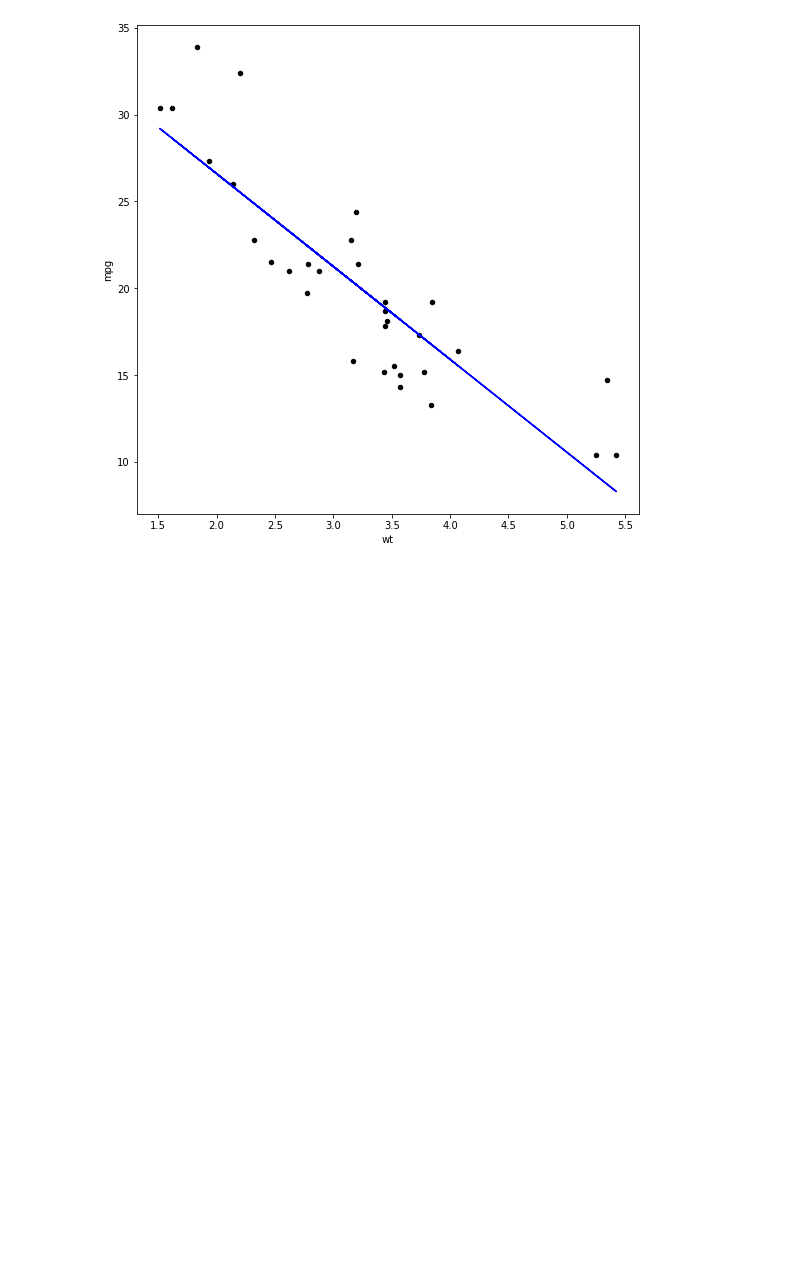
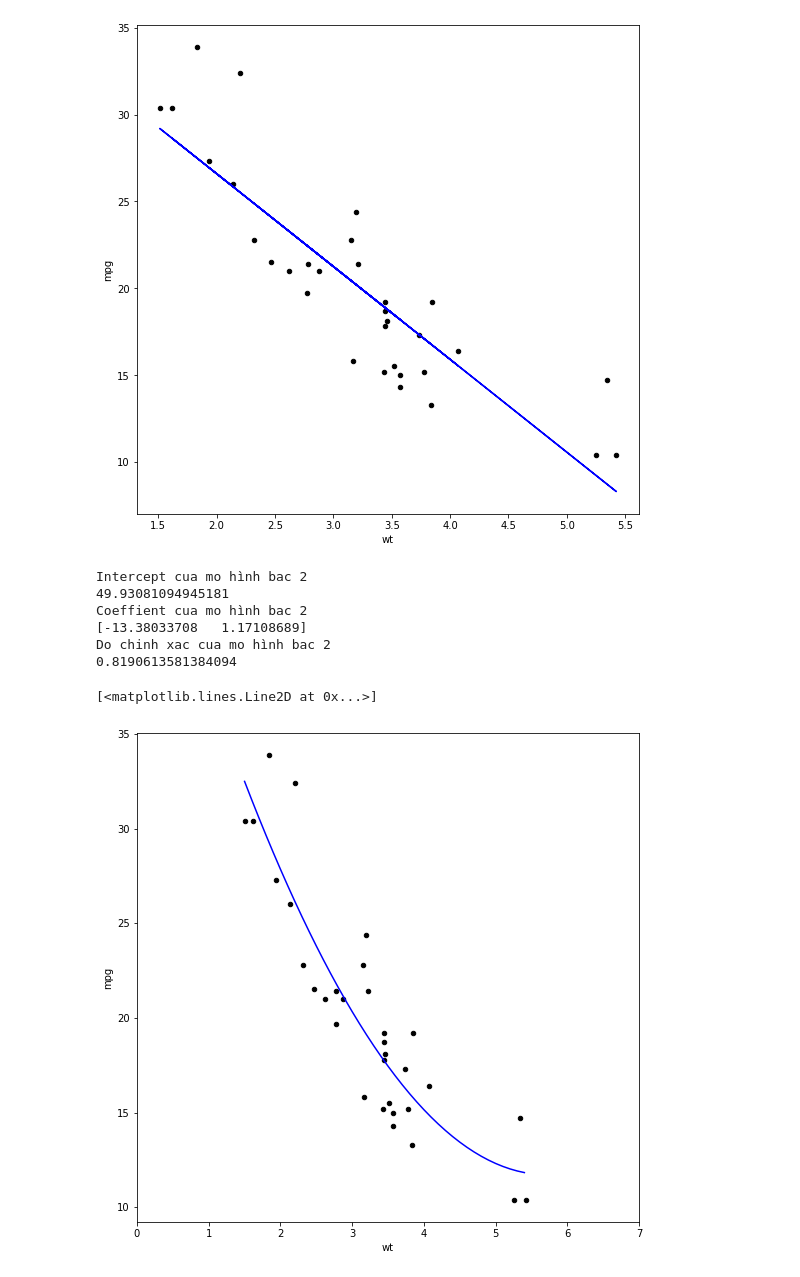
Before and after one commit to viettran02/AI_project, a Jupyter notebook: ai_week_6.ipynb, the cells around one changed output. Cells and saved outputs as stored; diff of their text form; code cells hidden in the pictures; blank space fills up the shorter version.

```diff
--- a/ai_week_6.ipynb
+++ b/ai_week_6.ipynb
@@ -129,3 +130,32 @@ plt.plot(data['wt'], y_pred, color = 'blue')
 # %% [output]
 [<matplotlib.lines.Line2D at 0x...>]
 [figure]
+# %%
+model = linear_model.LinearRegression()
+X = pd.DataFrame([data['wt'],data['wt']**2]).T
+y = data['mpg']
+model.fit(X,y)
+print('Intercept cua mo hình bac 2')
+print(model.intercept_)
+print('Coeffient cua mo hình bac 2')
+print(model.coef_)
+print('Do chinh xac cua mo hình bac 2')
+print(model.score(X,y))
+# %% [output]
+Intercept cua mo hình bac 2
+49.93081094945181
+Coeffient cua mo hình bac 2
+[-13.38033708   1.17108689]
+Do chinh xac cua mo hình bac 2
+0.8190613581384094
+# %%
+range = np.arange(1.5,5.5,0.1)
+predictor = pd.DataFrame([range, range**2]).T
+X = predictor
+y_pred = model.predict(X)
+data.plot(kind = 'scatter', x = 'wt', y = 'mpg', figsize = (9,9),
+          color = 'black', xlim = (0,7))
+plt.plot(range, y_pred, color = 'blue')
+# %% [output]
+[<matplotlib.lines.Line2D at 0x...>]
+[figure, added]
```
Also changed, not shown: parts of 8 cells of this notebook.
